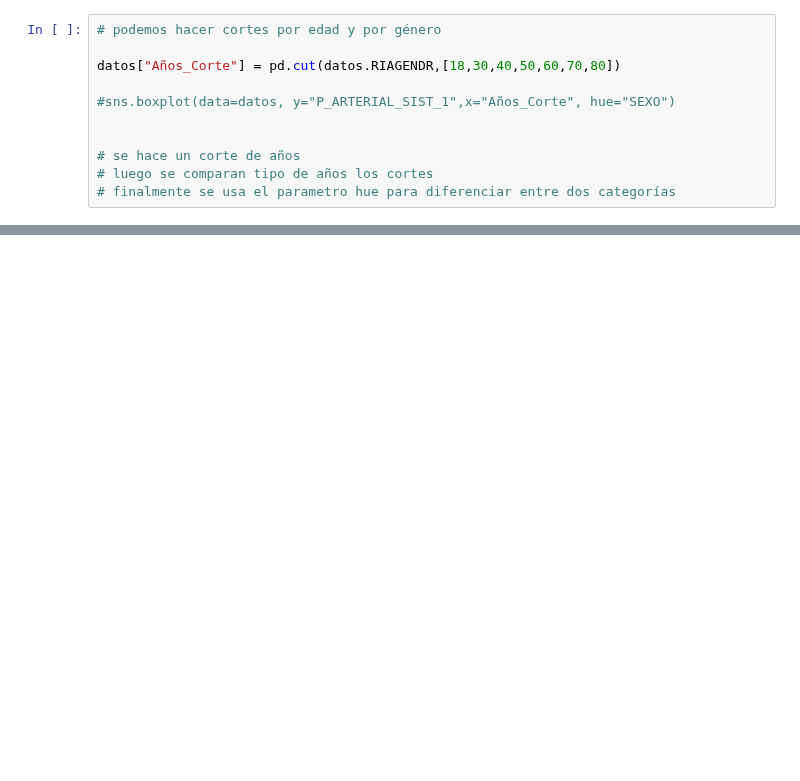
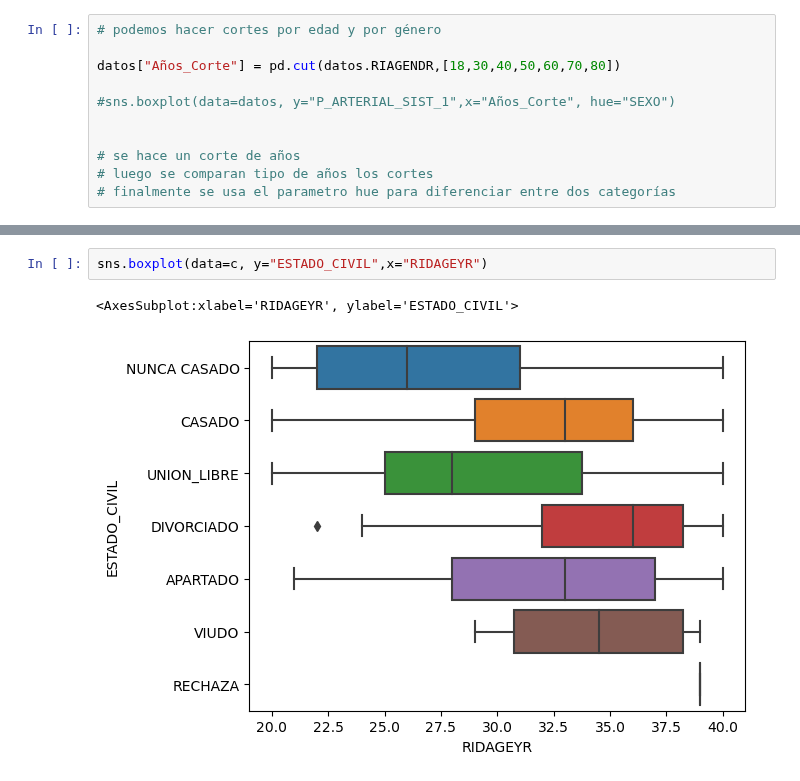
Before and after one commit to onavarrete04/Introduccion-Ciencia-Datos, a Jupyter notebook: 2023 - 1 PRACTICA - NHANES - DATOS UNIVARIADOS.ipynb, the cells around one changed output, grey strips where cells are left out. Cells and saved outputs as stored; diff of their text form; blank space fills up the shorter version.

```diff
--- a/2023 - 1 PRACTICA - NHANES - DATOS UNIVARIADOS.ipynb
+++ b/2023 - 1 PRACTICA - NHANES - DATOS UNIVARIADOS.ipynb
@@ -372,0 +429,5 @@ Index: []
+# %%
+sns.boxplot(data=c, y="ESTADO_CIVIL",x="RIDAGEYR")
+# %% [output]
+<AxesSubplot:xlabel='RIDAGEYR', ylabel='ESTADO_CIVIL'>
+[figure, added]
```
Also changed, not shown: parts of 72 cells of this notebook.
